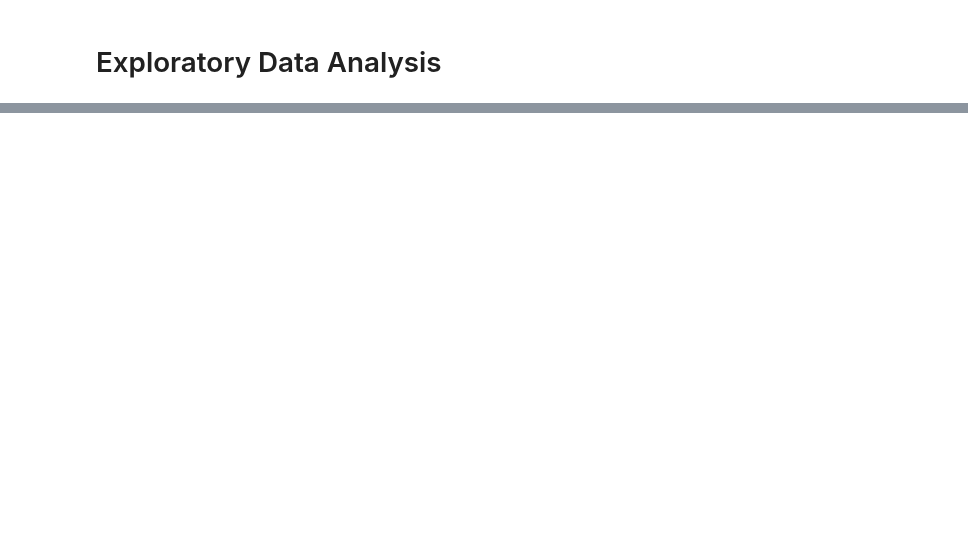
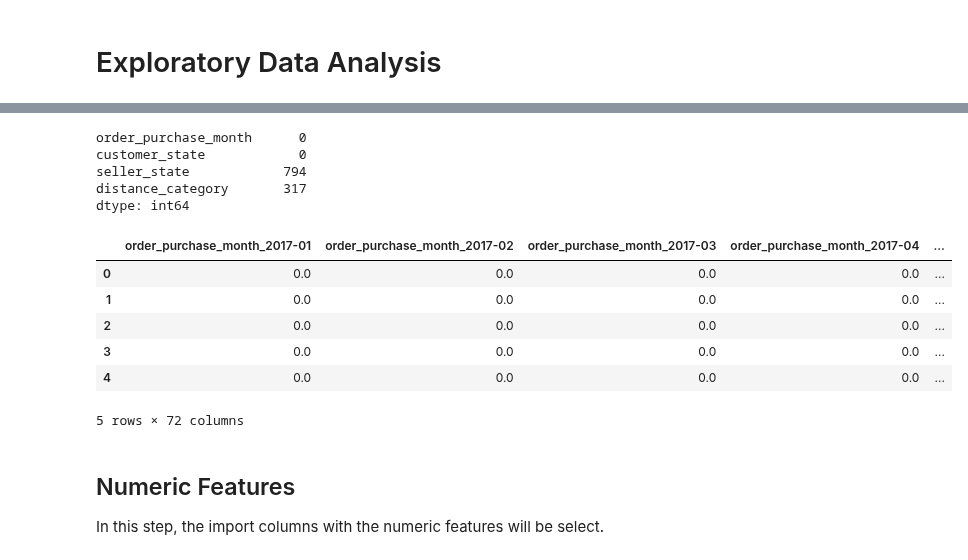
Before and after one commit to rickaof/Portfolio, a Jupyter notebook: Ecommerce_Analysis/notebooks/data_preparation.ipynb, the cells around one changed output, grey strips where cells are left out. Saved outputs shown, nothing was run; the diff lists cells and outputs as text; code cells hidden in the pictures; blank space fills up the shorter version.

```diff
--- a/Ecommerce_Analysis/notebooks/data_preparation.ipynb
+++ b/Ecommerce_Analysis/notebooks/data_preparation.ipynb
@@ -1002,0 +561,20 @@ df_modeling.to_parquet(file_path, index=False, engine='pyarrow')
+# %%
+# create df with categorical features
+df_cat = df_merged[[
+    'order_purchase_month',
+    'customer_state',
+    'seller_state',
+    'distance_category'
+]]
+# %%
+# checking null values
+df_cat.isnull().sum()
+# %% [output]
+order_purchase_month      0
+customer_state            0
+seller_state            794
+distance_category       317
+dtype: int64
+# %%
+#Null values treatment
+df_cat = df_cat.apply(lambda col: col.fillna(col.mode()[0]), axis=0)
@@ -1002,0 +584,24 @@ df_modeling.to_parquet(file_path, index=False, engine='pyarrow')
+# %%
+# Apply OneHotEncoder
+encoder = OneHotEncoder(sparse_output=False, drop='if_binary')
+cat_transf = encoder.fit_transform(df_cat)
+# %%
+# Dataframe transform
+df_cat_transform = pd.DataFrame(
+    cat_transf,
+    columns=encoder.get_feature_names_out(df_cat.columns),
+    index=df_merged.index
+)
+# %%
+df_cat_transform.head()
+# %% [output]
+|  | order_purchase_month_2017-01 | order_purchase_month_2017-02 | order_purchase_month_2017-03 | order_purchase_month_2017-04 | ... |
+| 0 | 0.0 | 0.0 | 0.0 | 0.0 | ... |
+| 1 | 0.0 | 0.0 | 0.0 | 0.0 | ... |
+| 2 | 0.0 | 0.0 | 0.0 | 0.0 | ... |
+| 3 | 0.0 | 0.0 | 0.0 | 0.0 | ... |
+| 4 | 0.0 | 0.0 | 0.0 | 0.0 | ... |
+5 rows × 72 columns
+# %% [markdown]
+## Numeric Features
+In this step, the import columns with the numeric features will be select.
```
Also changed, not shown: parts of 72 cells of this notebook, 7 other files.
